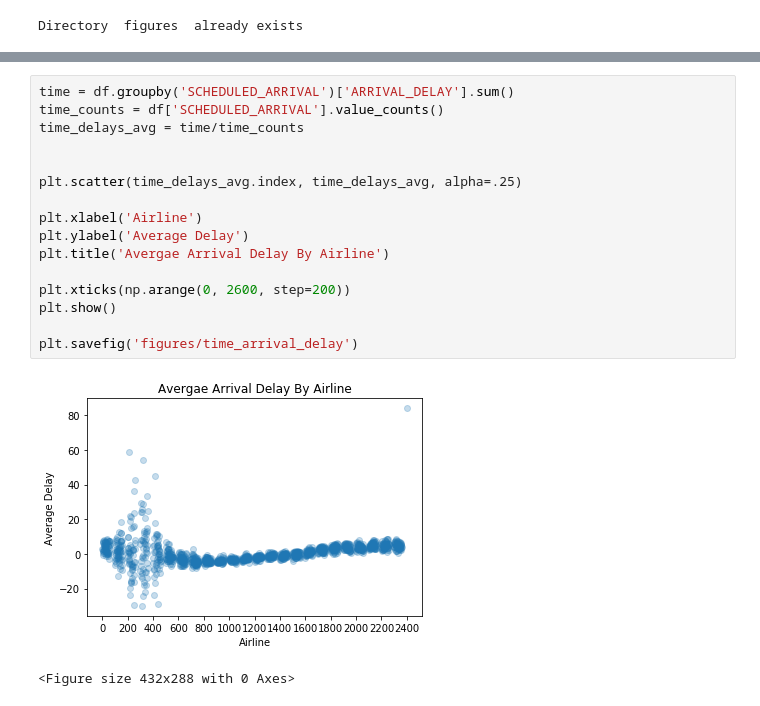
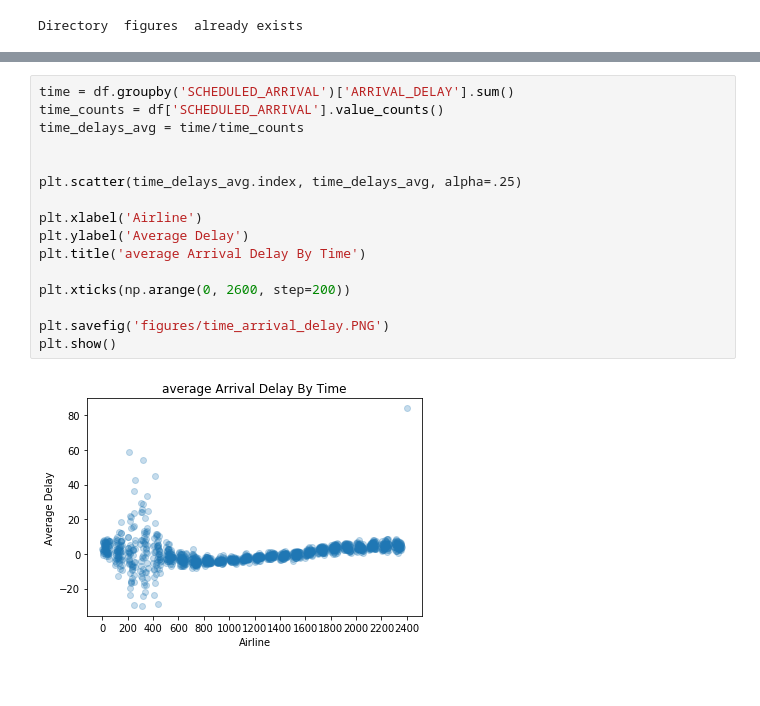
Before and after one commit to Pandas-UFT/Pandas, a Jupyter notebook: data_vis.ipynb, the cells around one changed output, grey strips where cells are left out. Cells and saved outputs as stored; diff of their text form.

```diff
--- a/data_vis.ipynb
+++ b/data_vis.ipynb
@@ -136,19 +125,18 @@ plt.savefig('figures/time_departure_delay')
 # %%
 time = df.groupby('SCHEDULED_ARRIVAL')['ARRIVAL_DELAY'].sum()
 time_counts = df['SCHEDULED_ARRIVAL'].value_counts()
 time_delays_avg = time/time_counts
 
 
 plt.scatter(time_delays_avg.index, time_delays_avg, alpha=.25)
 
 plt.xlabel('Airline')
 plt.ylabel('Average Delay')
-plt.title('Avergae Arrival Delay By Airline')
+plt.title('average Arrival Delay By Time')
 
 plt.xticks(np.arange(0, 2600, step=200))
+
+plt.savefig('figures/time_arrival_delay.PNG')
 plt.show()
-
-plt.savefig('figures/time_arrival_delay')
 # %% [output]
-[figure, old version]
+[figure, new version]
-<Figure size 432x288 with 0 Axes>
```
Also changed, not shown: parts of 5 cells of this notebook, 7 other files.
